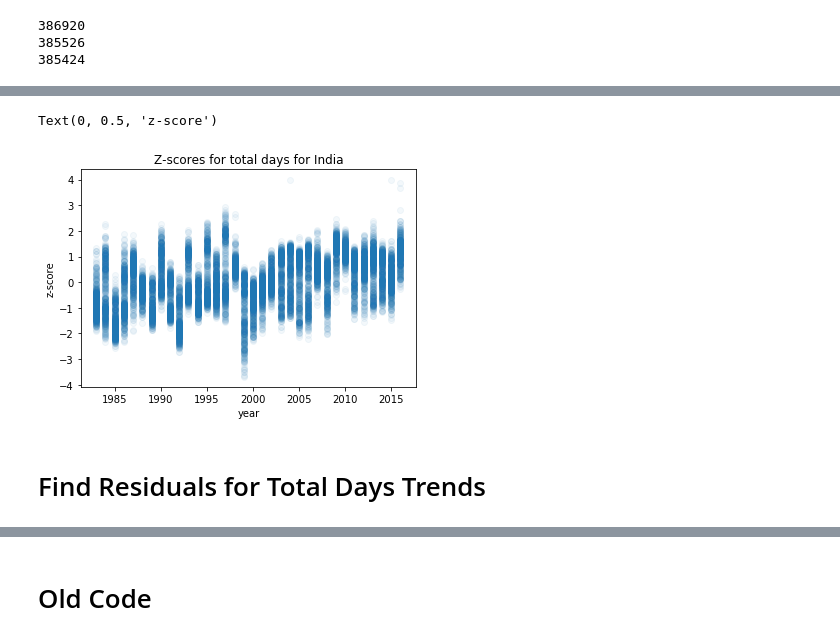
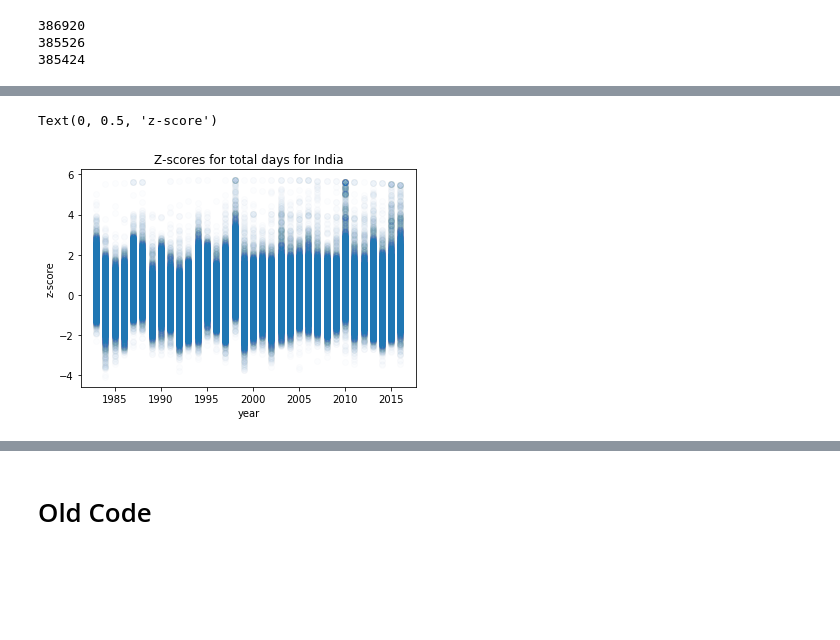
Before and after one commit to ecohydro/GlobalUrbanHeat, a Jupyter notebook: Notebooks/cpt_Fig4_city-level_trends.ipynb, the cells around one changed output, grey strips where cells are left out. Drawn from its saved outputs; the diff is of its cells as text; code cells hidden in the pictures; blank space fills up the shorter version.

Commit message:
fig four data

```diff
--- a/Notebooks/cpt_Fig4_city-level_trends.ipynb
+++ b/Notebooks/cpt_Fig4_city-level_trends.ipynb
@@ -286,6 +76,9 @@ plt.scatter(X, zscores)
 # %%
 #### Let's plot the zscores for each city in India
-country = 'Nigeria'
-data = HI_STATS[HI_STATS['CTR_MN_NM'] == country]
+location = 'Egypt'
+geog = 'CTR_MN_NM'
+#alpha = 0.05
+data = HI_STATS[HI_STATS[geog] == location]
+data = HI_STATS
 # %%
 years = list(np.unique(data.sort_values('year')['year']))
@@ -294,21 +85,34 @@ zscores_df = pd.DataFrame(columns = cols)
 # %%
 years_list = []
 zscores_list = []
+
 
 years = list(np.unique(data.sort_values('year')['year']))
 
 for i, city_df in enumerate(data.groupby('ID_HDC_G0')):
     total_days = list(city_df[1].sort_values('year')['total_days'].values)
-    zscores = z_score(total_days)
+
+    # Get Data
+    X_year = years
+    Y_stats = total_days
+
+    # Add Intercept
+    X_year_2 = sm.add_constant(X_year)
+
+    # Regress
+    model = sm.OLS(Y_stats, X_year_2).fit()
+
+    # residual Z scores
+    zscores = z_score(model.resid)
+
     zscores_list.append(zscores)
     years_list.append(years)
 # %%
-plt.scatter(years_list, zscores_list, alpha = 0.05)
-plt.title('Z-scores for total days for India')
+alpha = 0.01
+plt.scatter(years_list, zscores_list, alpha = alpha)
+plt.title('Z-scores for total days for'+location)
 plt.xlabel('year')
 plt.ylabel('z-score')
 # %% [output]
 Text(0, 0.5, 'z-score')
-[figure, old version]
+[figure, new version]
-# %% [markdown]
-# Find Residuals for Total Days Trends
```
Also changed, not shown: parts of 47 cells of this notebook, 1 other file.
